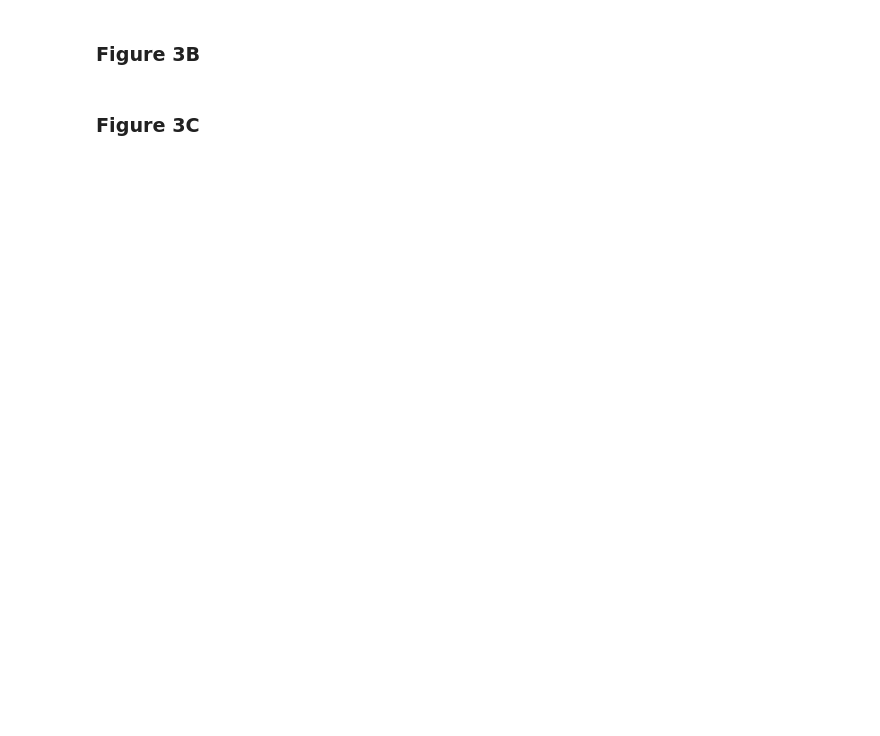
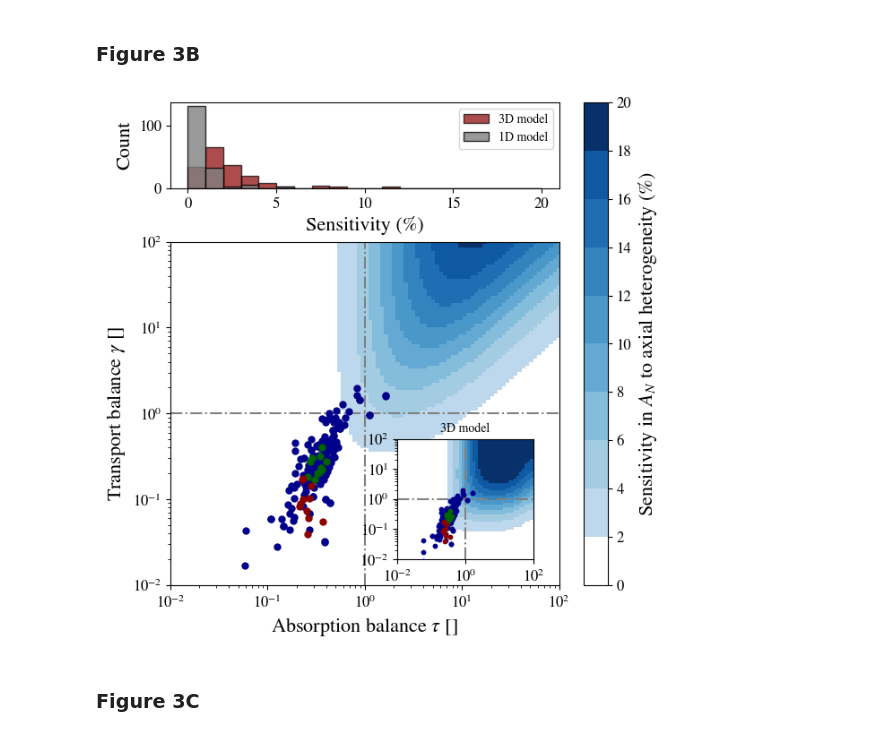
Before and after one commit to andreas-stillits/CarbonFixationModel1D, a Jupyter notebook: figures/scripts/figure3.ipynb, the cells around one changed output. Drawn from its saved outputs; the diff is of its cells as text; code cells hidden in the pictures; blank space fills up the shorter version.

```diff
--- a/figures/scripts/figure3.ipynb
+++ b/figures/scripts/figure3.ipynb
@@ -79,4 +154,60 @@ plt.show()
 # %% [markdown]
 ### Figure 3B
+# %%
+# load data
+df = pd.read_csv(ROOT + "data/saved_data/Knauer2022_hypostomatous.csv", decimal=',', sep=';')
+
+# load sensitivity maps
+sensitivity1D = 100 * np.loadtxt(ROOT + "data/saved_data/sensitivities.txt", delimiter=";", skiprows=1)[::4,::4]
+N = len(sensitivity1D)
+vmin, vmax = 0.01, 100
+taus = np.exp(np.linspace(np.log(vmin), np.log(vmax), N))
+gammas = np.exp(np.linspace(np.log(vmin), np.log(vmax), N))
+sensitivity3D = 100 * np.loadtxt(ROOT + "supplementary/files/lateral_scanning/rhomax_0.3_/3d_sensitivities.txt", delimiter=";").T
+
+# Make discrete colormap
+colorN = 12
+base = plt.get_cmap('Blues')
+
+# Take only the more saturated part of the colormap, e.g. from 0.4 to 1
+colors = base(np.linspace(0.2, 1, colorN - 1))  # skip very light blues
+colors[0] = (1, 1, 1, 1)  # set zero bin to pure white
+cmap = ListedColormap(colors)
+
+bounds = np.linspace(0, 20, colorN - 1)
+norm = BoundaryNorm(bounds, cmap.N)
+
+# create figure
+fig, (ax_hist, ax_map) = plt.subplots(
+    2, 1,
+    gridspec_kw={"height_ratios": [1, 4], "hspace": 0.25},
+    figsize=(7, 7)
+ )
+
+# map sensitivity values to data points
+sensitivity1D_data = map_data_values(df, sensitivity1D)
+sensitivity3D_data = map_data_values(df, sensitivity3D)
+
+# create histogram of errors
+bins = np.linspace(0, 20, 21)
+ax_hist.hist(sensitivity3D_data, bins=bins, alpha=0.7, color="darkred", edgecolor="black", label="3D model")
+ax_hist.hist(sensitivity1D_data, bins=bins, alpha=0.8, color="grey", edgecolor="black", label="1D model")
+std_histogram(ax_hist, xlabel="Sensitivity (%)")
+
+# plot 1D error map and data
+map = ax_map.pcolor(taus, gammas, sensitivity1D, shading="nearest", cmap=cmap, norm=norm)
+fig.colorbar(map, ax=[ax_map, ax_hist], label=r'Sensitivity in $A_N$ to axial heterogeneity (%)', boundaries=bounds, ticks=bounds)
+std_layout(ax_map)
+
+# create an inset axes and plot sensitivity3D as a zoomed-in map
+ax_inset = inset_axes(ax_map, width="35%", height="35%", loc='lower right', borderpad=1.3)
+map_inset = ax_inset.pcolor(taus[::2], gammas[::2], sensitivity3D, shading="nearest", cmap=cmap, norm=norm)
+std_layout(ax_inset, inset=True)
+ax_inset.set_title("3D model", fontsize=10)
+
+plt.savefig(ROOT + "figures/vectorgraphics/figure3B.svg")
+plt.show()
+# %% [output]
+[figure, added]
 # %% [markdown]
 ### Figure 3C
```
Also changed, not shown: parts of 4 cells of this notebook, 5 other files.
